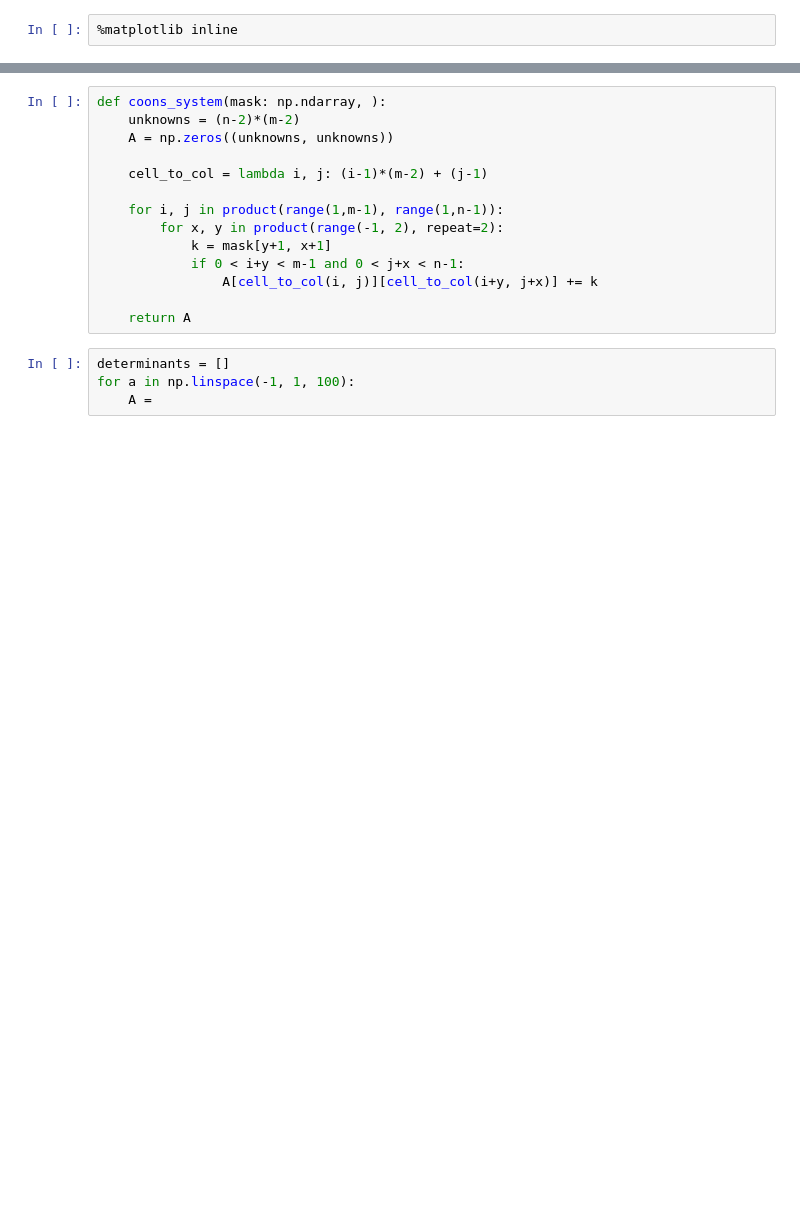
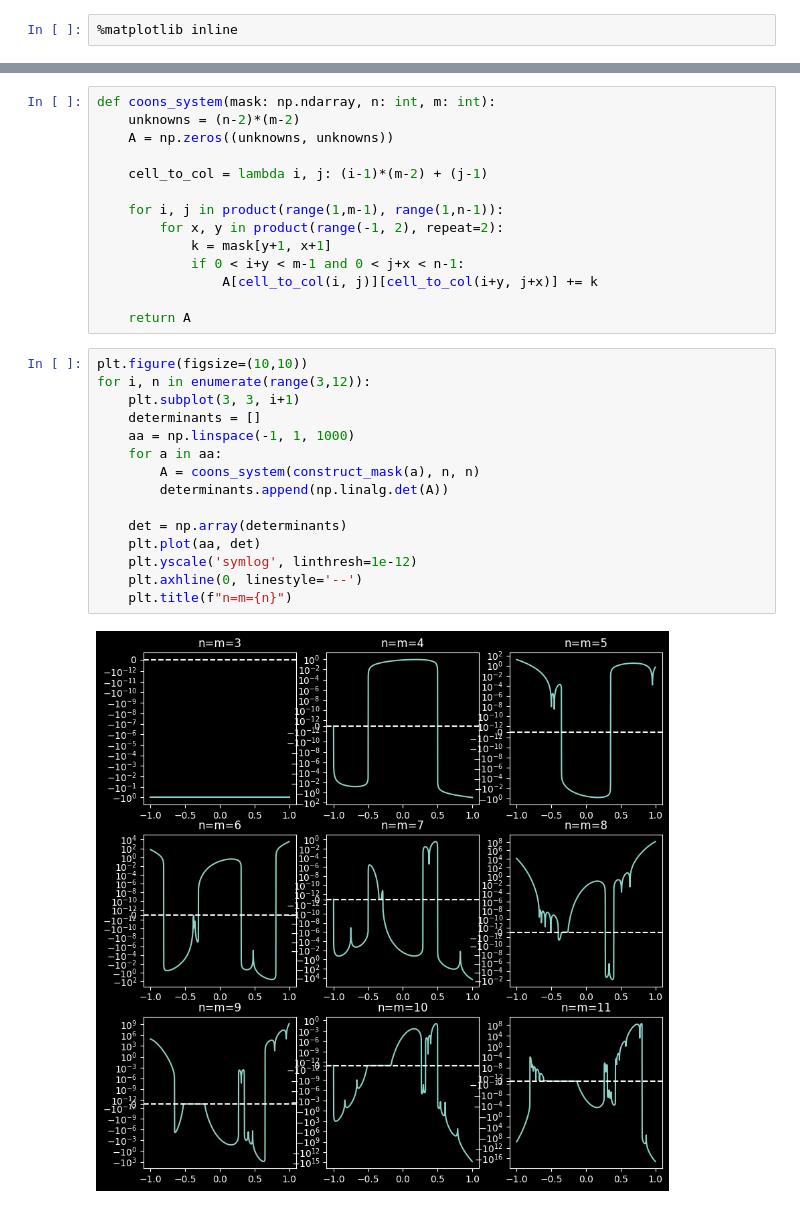
Before and after one commit to njezersek/diskrente-coonsove-ploskve-rpgo, a Jupyter notebook: coons.ipynb, the cells around one changed output, grey strips where cells are left out. Drawn from its saved outputs; the diff is of its cells as text; blank space fills up the shorter version.

Commit message:
determinants for different n

```diff
--- a/coons.ipynb
+++ b/coons.ipynb
@@ -291,5 +293,5 @@ ax.plot_wireframe(X, Y, Z)
 # %%
-def coons_system(mask: np.ndarray, ):
+def coons_system(mask: np.ndarray, n: int, m: int):
     unknowns = (n-2)*(m-2)
     A = np.zeros((unknowns, unknowns))
 
@@ -302,7 +304,20 @@ def coons_system(mask: np.ndarray, ):
                 A[cell_to_col(i, j)][cell_to_col(i+y, j+x)] += k
 
     return A
-# %%
-determinants = []
-for a in np.linspace(-1, 1, 100):
-	A =
+# %%
+plt.figure(figsize=(10,10))
+for i, n in enumerate(range(3,12)):
+	plt.subplot(3, 3, i+1)
+	determinants = []
+	aa = np.linspace(-1, 1, 1000)
+	for a in aa:
+		A = coons_system(construct_mask(a), n, n)
+		determinants.append(np.linalg.det(A))
+
+	det = np.array(determinants)
+	plt.plot(aa, det)
+	plt.yscale('symlog', linthresh=1e-12)
+	plt.axhline(0, linestyle='--')
+	plt.title(f"n=m={n}")
+# %% [output]
+[figure, added]
```
Also changed, not shown: parts of 2 cells of this notebook.
